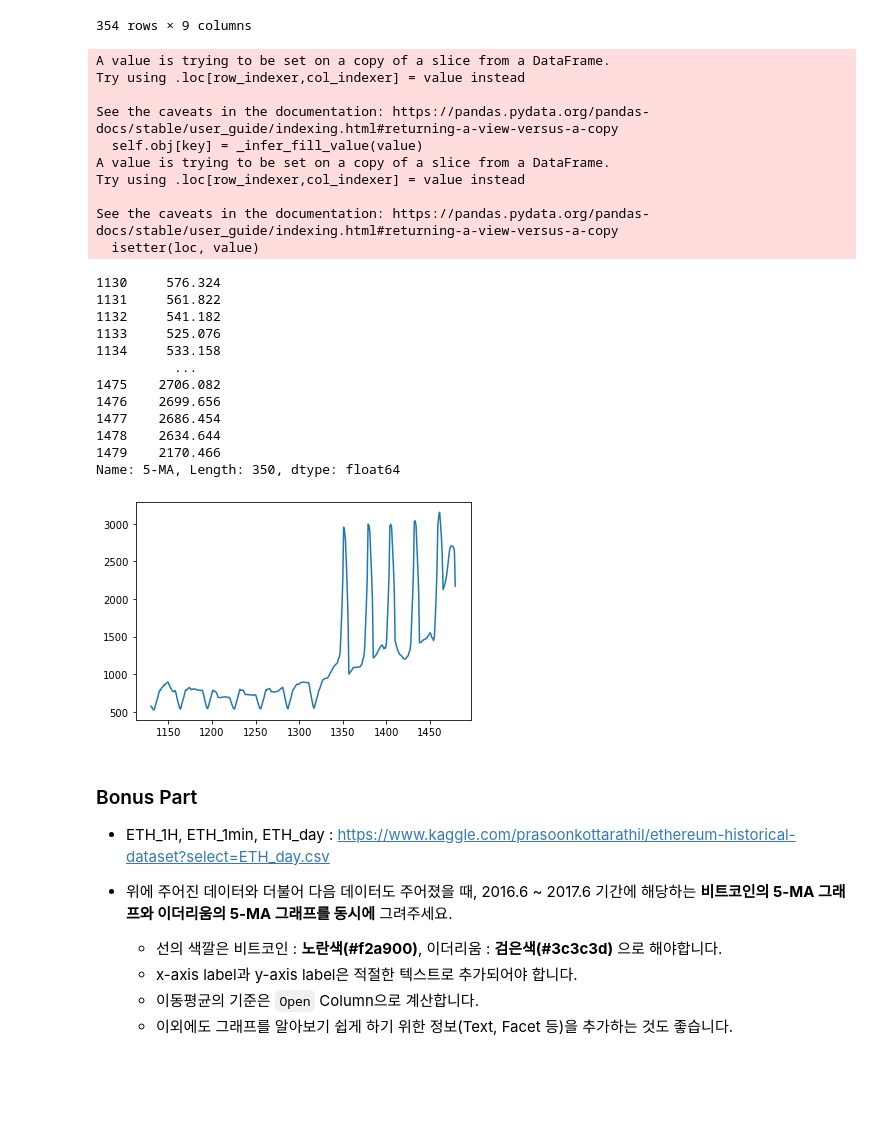
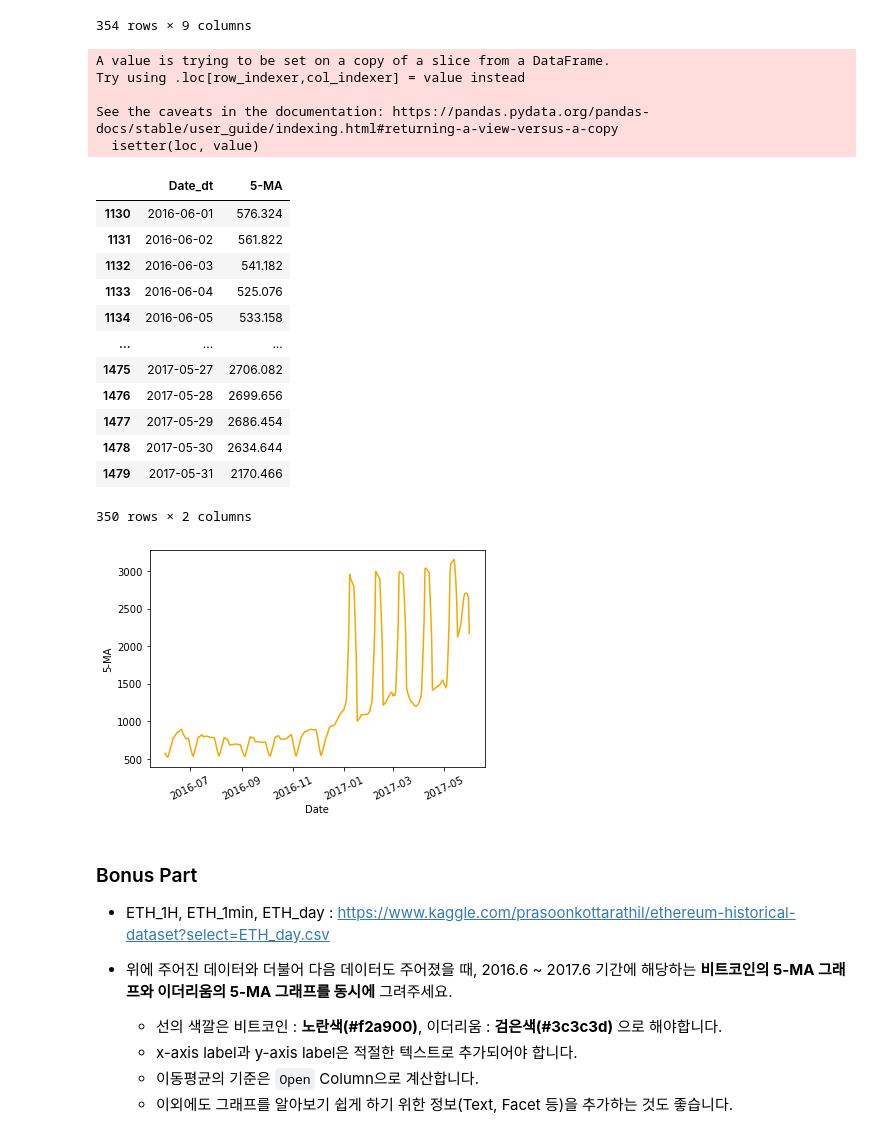
Before and after one commit to super-corini/programmers_kdt_II, a Jupyter notebook: 6. Day5 misson2.ipynb, the cells around one changed output. Cells and saved outputs as stored; diff of their text form; code cells hidden in the pictures; blank space fills up the shorter version.

```diff
--- a/6. Day5 misson2.ipynb
+++ b/6. Day5 misson2.ipynb
@@ -78,37 +79,41 @@ df_sliced
 for i in range(start, end+1):
     df_sliced.loc[i, '5-MA'] = df_open.loc[i-4:i+1].sum() / 5
 
-df_MA = df_sliced.loc[start:end+1, '5-MA']
+df_MA = df_sliced.loc[start:end+1, ('Date_dt', '5-MA')]
 df_MA
 # %% [output]
-A value is trying to be set on a copy of a slice from a DataFrame.
-Try using .loc[row_indexer,col_indexer] = value instead
-
-See the caveats in the documentation: https://pandas.pydata.org/pandas-docs/stable/user_guide/indexing.html#returning-a-view-versus-a-copy
-  self.obj[key] = _infer_fill_value(value)
 A value is trying to be set on a copy of a slice from a DataFrame.
 Try using .loc[row_indexer,col_indexer] = value instead
 
 See the caveats in the documentation: https://pandas.pydata.org/pandas-docs/stable/user_guide/indexing.html#returning-a-view-versus-a-copy
   isetter(loc, value)
+|  | Date_dt | 5-MA |
+| 1130 | 2016-06-01 | 576.324 |
+| 1131 | 2016-06-02 | 561.822 |
+| 1132 | 2016-06-03 | 541.182 |
+| 1133 | 2016-06-04 | 525.076 |
+| 1134 | 2016-06-05 | 533.158 |
+| ... | ... | ... |
+| 1475 | 2017-05-27 | 2706.082 |
+| 1476 | 2017-05-28 | 2699.656 |
+| 1477 | 2017-05-29 | 2686.454 |
+| 1478 | 2017-05-30 | 2634.644 |
+| 1479 | 2017-05-31 | 2170.466 |
-1130     576.324
-1131     561.822
-1132     541.182
-1133     525.076
-1134     533.158
-          ...
-1475    2706.082
-1476    2699.656
-1477    2686.454
-1478    2634.644
-1479    2170.466
-Name: 5-MA, Length: 350, dtype: float64
+350 rows × 2 columns
-# %%
-plt1 = plt.plot(df_MA)
-
-plt.show()
-# %% [output]
-[figure, removed]
+# %%
+plt1 = plt.plot(df_MA['Date_dt'], df_MA['5-MA'], color='#f2a900')
+
+ax = plt.gca()
+
+xfmt = md.DateFormatter('%Y-%m')
+ax.xaxis.set_major_formatter(xfmt)
+plt.xticks(rotation=25)
+plt.xlabel('Date')
+plt.ylabel('5-MA')
+
+plt.show()
+# %% [output]
+[figure, added]
 # %% [markdown]
 ### Bonus Part
 
```
Also changed, not shown: parts of 6 cells of this notebook, 1 other file.
